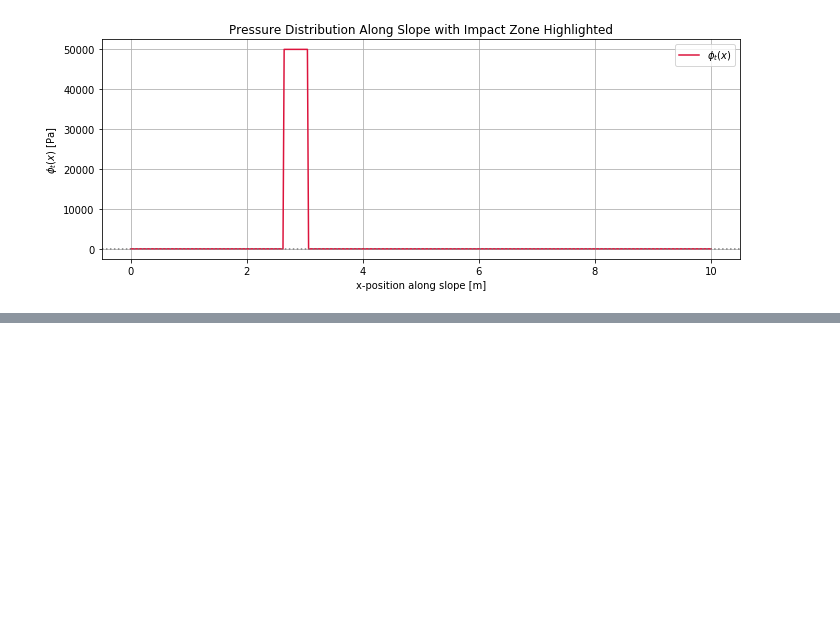
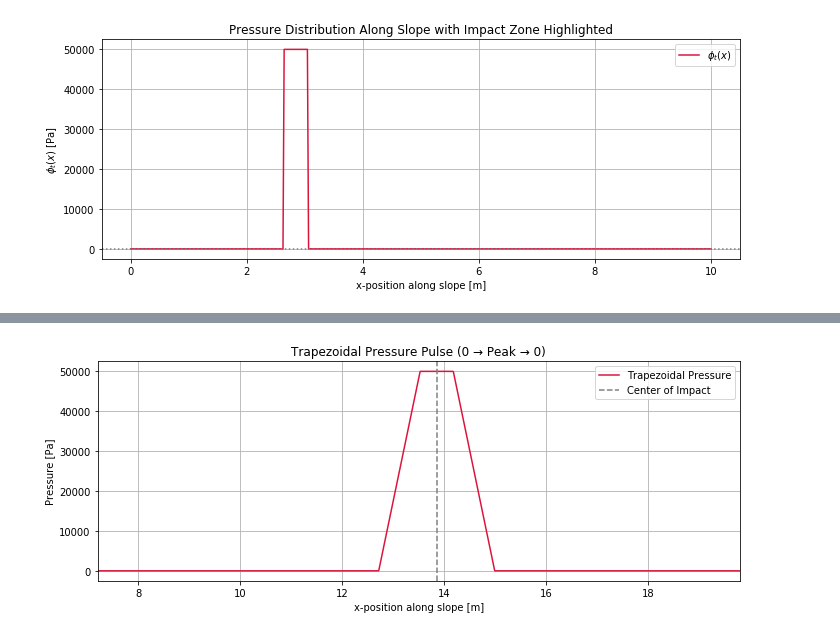
Before and after one commit to ThomasPennockTU/Thesis_Repository, a Jupyter notebook: workfolder/Forces_notebook.ipynb, the cells around one changed output, grey strips where cells are left out. Cells and saved outputs as stored; diff of their text form; code cells hidden in the pictures; blank space fills up the shorter version.

```diff
--- a/workfolder/Forces_notebook.ipynb
+++ b/workfolder/Forces_notebook.ipynb
@@ -466,0 +598,59 @@ plt.show()
+# %%
+import numpy as np
+import matplotlib.pyplot as plt
+
+# --- Parameters ---
+Hs = 1.95
+Tp = 5.59
+g = 9.81
+tan_beta = 1 / 3
+SWL = 5.7
+P_max = 50000  # Pa
+
+# --- Impact location ---
+L0 = g * Tp**2 / (2 * np.pi)
+xi = tan_beta / np.sqrt(Hs / L0)
+z_SWL = Hs * (0.8 + 0.6 * np.tanh(xi - 2.1)) if xi < 3 else np.nan
+x_center = (SWL - z_SWL) / tan_beta
+
+# Trapezoid geometry
+w_base = (7/6) * Hs
+w_top = (1/3) * Hs
+
+x_left_base = x_center - w_base / 2
+x_right_base = x_center + w_base / 2
+x_left_top = x_center - w_top / 2
+x_right_top = x_center + w_top / 2
+
+# Create x grid
+x_range = [2.4 / tan_beta, 6.6 / tan_beta]
+x_vals = np.linspace(x_range[0], x_range[1], 2000)
+p_vals = np.zeros_like(x_vals)
+
+# Define pressure step function
+for i, x in enumerate(x_vals):
+    if x_left_base <= x < x_left_top:
+        # Ramp up
+        p_vals[i] = P_max * (x - x_left_base) / (x_left_top - x_left_base)
+    elif x_left_top <= x <= x_right_top:
+        # Flat top
+        p_vals[i] = P_max
+    elif x_right_top < x <= x_right_base:
+        # Ramp down
+        p_vals[i] = P_max * (x_right_base - x) / (x_right_base - x_right_top)
+    # Else: p = 0 already set
+
+# --- Plot ---
+plt.figure(figsize=(10, 4))
+plt.plot(x_vals, p_vals, color='crimson', label='Trapezoidal Pressure')
+plt.axvline(x=x_center, color='gray', linestyle='--', label='Center of Impact')
+plt.xlabel('x-position along slope [m]')
+plt.ylabel('Pressure [Pa]')
+plt.title('Trapezoidal Pressure Pulse (0 → Peak → 0)')
+plt.xlim(x_range)
+plt.grid(True)
+plt.legend()
+plt.tight_layout()
+plt.show()
+# %% [output]
+[figure, added]
```
Also changed, not shown: parts of 3 cells of this notebook.
